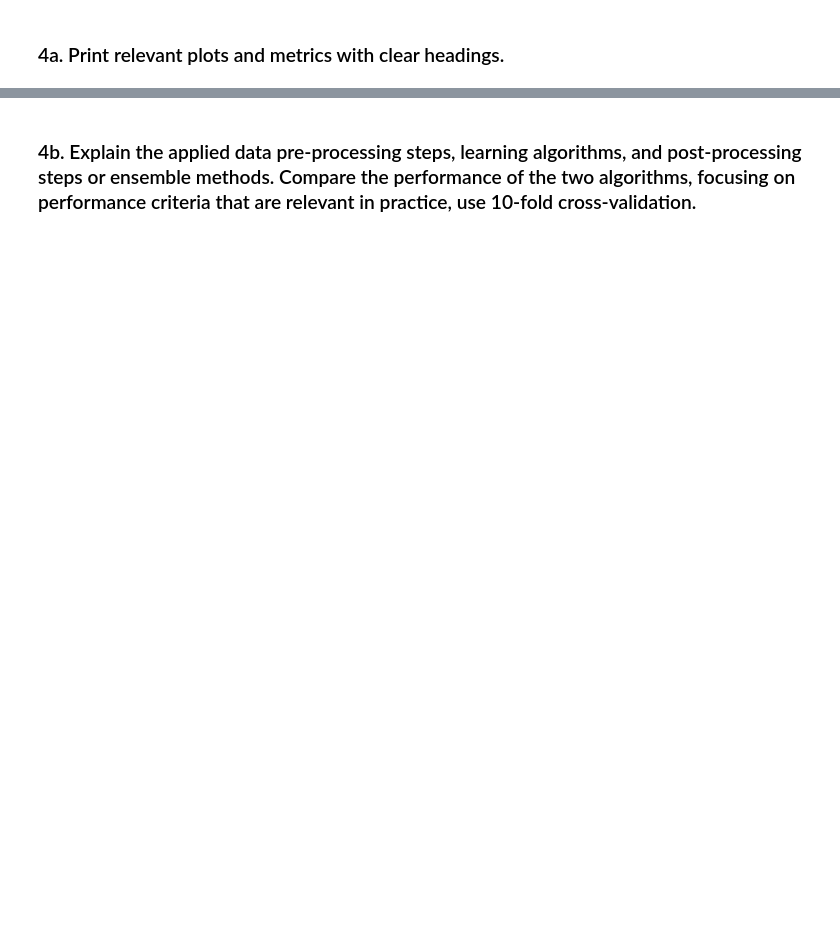
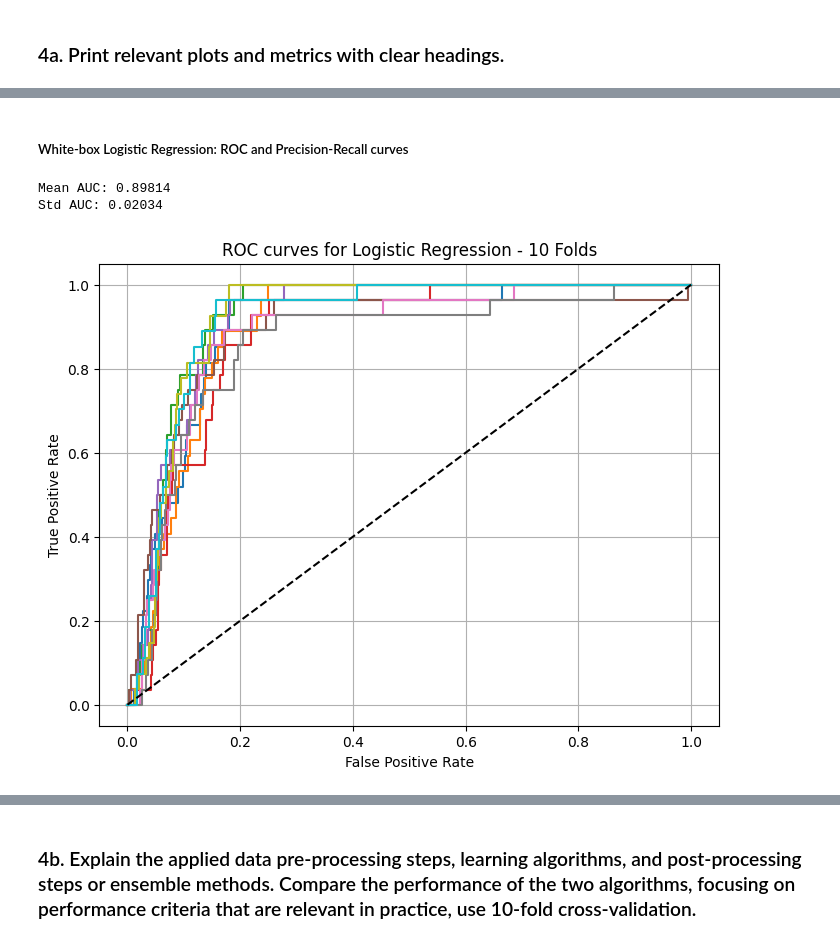
Before and after one commit to amar-mesic/cyber-data, a Jupyter notebook: lab-1/Lab1.ipynb, the cells around one changed output, grey strips where cells are left out. Drawn from its saved outputs; the diff is of its cells as text; code cells hidden in the pictures; blank space fills up the shorter version.

```diff
--- a/lab-1/lab1_colab.ipynb
+++ b/lab-1/Lab1.ipynb
@@ -499,0 +589,8 @@ Mean AUC: 0.45846
+# %% [markdown]
+##### White-box Logistic Regression: ROC and Precision-Recall curves
+# %%
+plot_roc_curve(lr_probs, [y_test for _, y_test in test_folds], "ROC curves for Logistic Regression - 10 Folds")
+# %% [output]
+Mean AUC: 0.89814
+Std AUC: 0.02034
+[figure, added]
```
Also changed, not shown: parts of 37 cells of this notebook, 1 other file.
